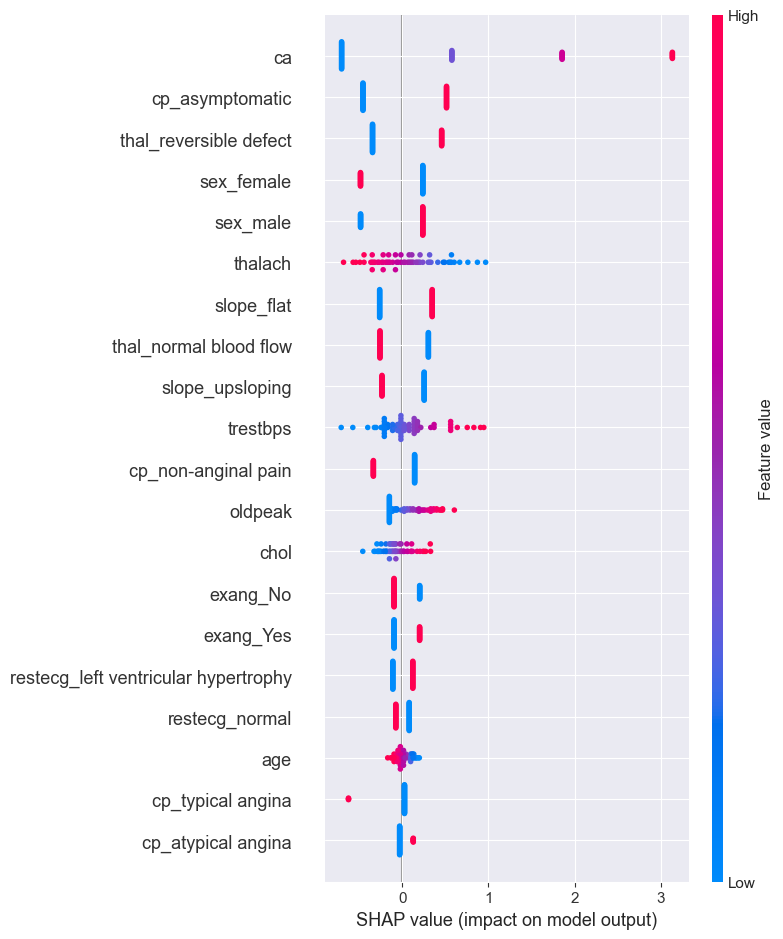
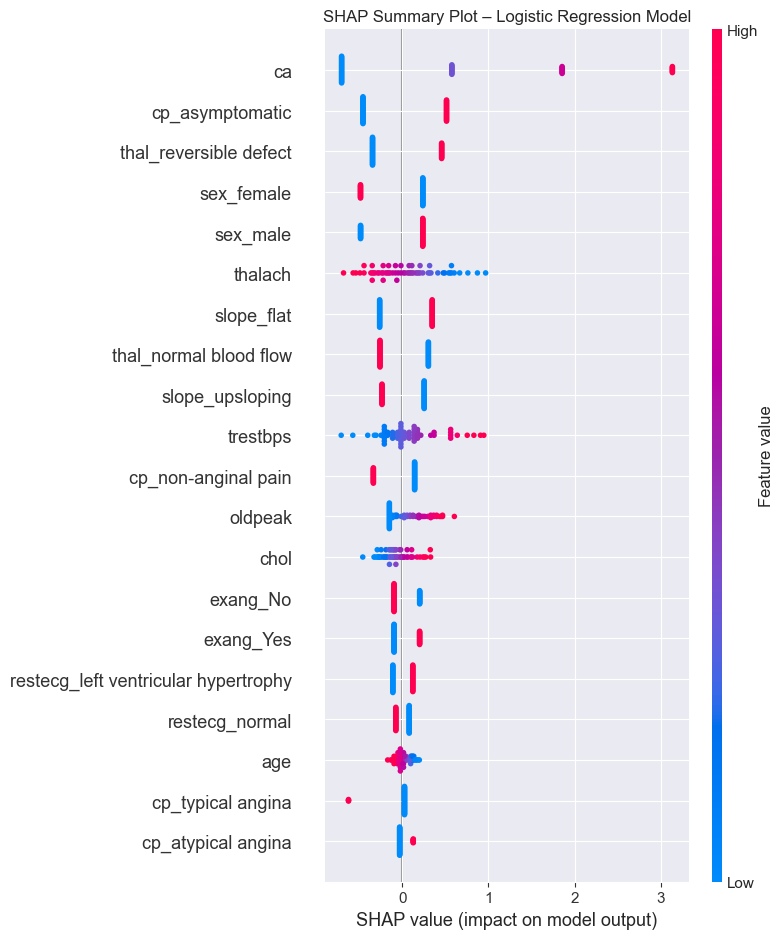
The notebook cell's code change between the first figure and the second:
--- before
+++ after
@@ -14,4 +14,8 @@
     features=X_test_lr,
     feature_names=feat_lr,
-    show=True
+    show=False   # VAŽNO
 )
+
+plt.title("SHAP Summary Plot – Logistic Regression Model")
+plt.tight_layout()
+plt.show()

Commit: Dodati tekstualni opisi